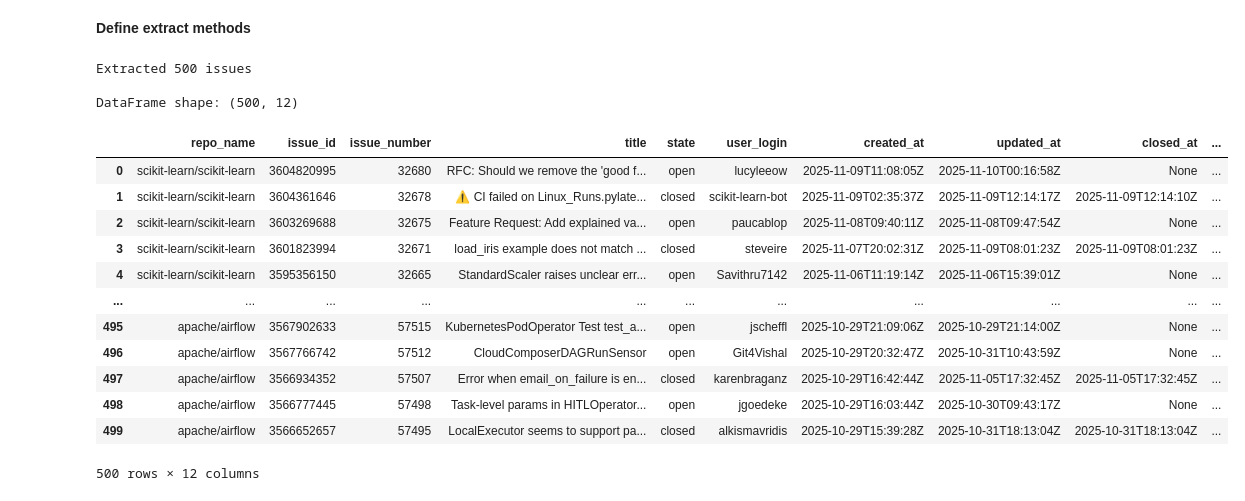
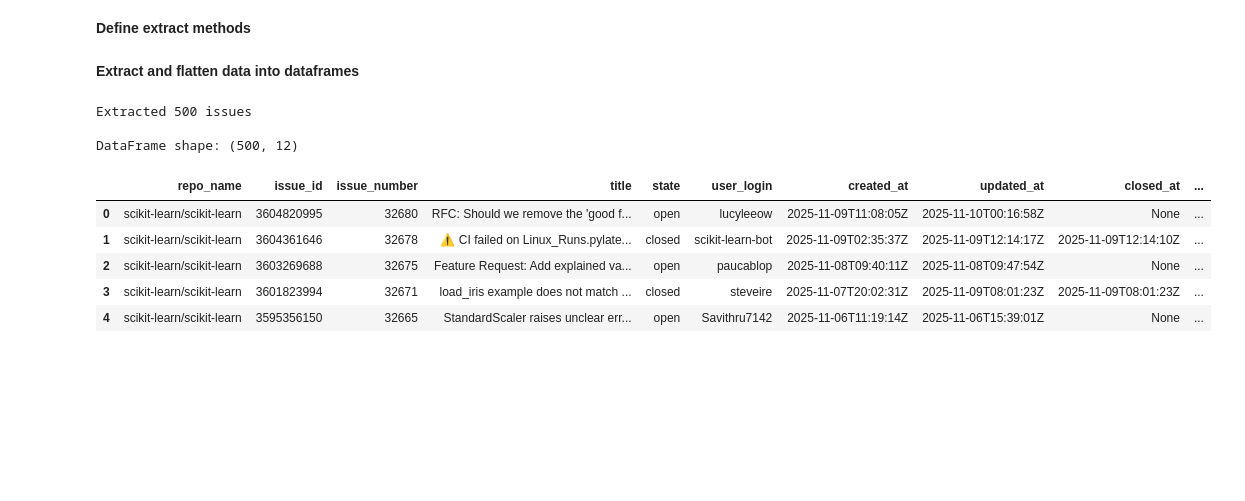
Before and after one commit to KevinOcran/openSourceHealthAnalysis, a Jupyter notebook: notebooks/analysis.ipynb, the cells around one changed output. Saved outputs shown, nothing was run; the diff lists cells and outputs as text; code cells hidden in the pictures; blank space fills up the shorter version.

```diff
--- a/notebooks/analysis.ipynb
+++ b/notebooks/analysis.ipynb
@@ -190,26 +230,21 @@ def extract_commits(repo_data):
+# %% [markdown]
+**Extract and flatten data into dataframes**
 # %%
 # Extract Issues:
 issues_df = extract_issues(repo_data)
 print(f"Extracted {len(issues_df)} issues")
 print(f"\nDataFrame shape: {issues_df.shape}\n")
-issues_df
+issues_df.head()
 # %% [output]
 Extracted 500 issues
 
 DataFrame shape: (500, 12)
 |  | repo_name | issue_id | issue_number | title | state | user_login | created_at | updated_at | closed_at | ... |
 | 0 | scikit-learn/scikit-learn | 3604820995 | 32680 | RFC: Should we remove the 'good f... | open | lucyleeow | 2025-11-09T11:08:05Z | 2025-11-10T00:16:58Z | None | ... |
 | 1 | scikit-learn/scikit-learn | 3604361646 | 32678 | ⚠️ CI failed on Linux_Runs.pylate... | closed | scikit-learn-bot | 2025-11-09T02:35:37Z | 2025-11-09T12:14:17Z | 2025-11-09T12:14:10Z | ... |
 | 2 | scikit-learn/scikit-learn | 3603269688 | 32675 | Feature Request: Add explained va... | open | paucablop | 2025-11-08T09:40:11Z | 2025-11-08T09:47:54Z | None | ... |
 | 3 | scikit-learn/scikit-learn | 3601823994 | 32671 | load_iris example does not match ... | closed | steveire | 2025-11-07T20:02:31Z | 2025-11-09T08:01:23Z | 2025-11-09T08:01:23Z | ... |
 | 4 | scikit-learn/scikit-learn | 3595356150 | 32665 | StandardScaler raises unclear err... | open | Savithru7142 | 2025-11-06T11:19:14Z | 2025-11-06T15:39:01Z | None | ... |
-| ... | ... | ... | ... | ... | ... | ... | ... | ... | ... | ... |
-| 495 | apache/airflow | 3567902633 | 57515 | KubernetesPodOperator Test test_a... | open | jscheffl | 2025-10-29T21:09:06Z | 2025-10-29T21:14:00Z | None | ... |
-| 496 | apache/airflow | 3567766742 | 57512 | CloudComposerDAGRunSensor | open | Git4Vishal | 2025-10-29T20:32:47Z | 2025-10-31T10:43:59Z | None | ... |
-| 497 | apache/airflow | 3566934352 | 57507 | Error when email_on_failure is en... | closed | karenbraganz | 2025-10-29T16:42:44Z | 2025-11-05T17:32:45Z | 2025-11-05T17:32:45Z | ... |
-| 498 | apache/airflow | 3566777445 | 57498 | Task-level params in HITLOperator... | open | jgoedeke | 2025-10-29T16:03:44Z | 2025-10-30T09:43:17Z | None | ... |
-| 499 | apache/airflow | 3566652657 | 57495 | LocalExecutor seems to support pa... | closed | alkismavridis | 2025-10-29T15:39:28Z | 2025-10-31T18:13:04Z | 2025-10-31T18:13:04Z | ... |
-500 rows × 12 columns
 # %%
 # Extract commits:
 commits_df = extract_commits(repo_data)
```
Also changed, not shown: parts of 39 cells of this notebook.
